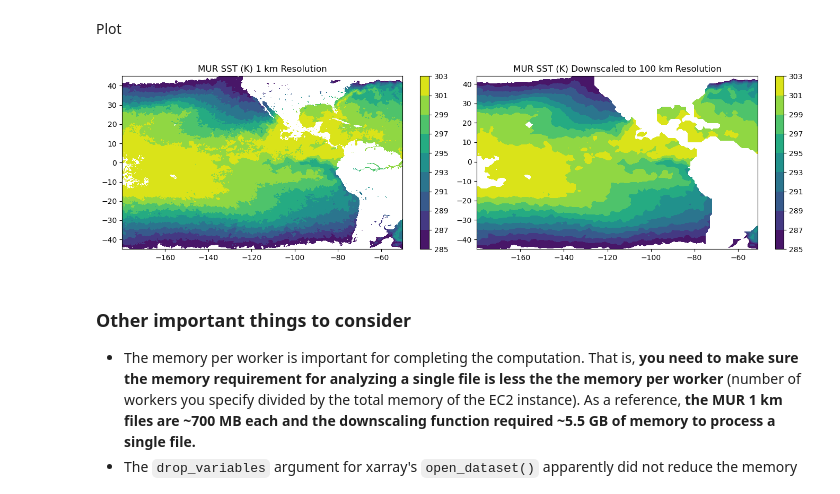
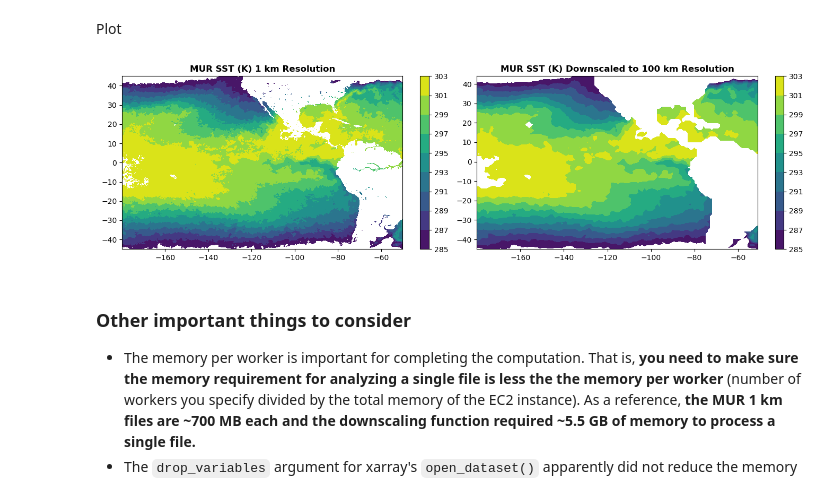
Before and after one commit to podaac/the-coding-club, a Jupyter notebook: notebooks/EC2_performance_assessment/dscale_s3_dask.ipynb, the cells around one changed output. Cells and saved outputs as stored; diff of their text form; code cells hidden in the pictures.

```diff
--- a/notebooks/EC2_performance_assessment/dscale_s3_dask.ipynb
+++ b/notebooks/EC2_performance_assessment/dscale_s3_dask.ipynb
@@ -227,18 +227,18 @@ Plot
 # %%
 clevs = np.arange(285, 305, 2)
 
 fig, axes = plt.subplots(1, 2, figsize=(14, 4), layout='tight')
 cp0 = axes[0].contourf(murfile_1km['lon'], murfile_1km['lat'], murfile_1km['analysed_sst'].squeeze(), levels=clevs)
 cp1 = axes[1].contourf(murfile_100km['lon'], murfile_100km['lat'], murfile_100km['analysed_sst'].squeeze(), levels=clevs)
 fig.colorbar(cp0, ax=axes[0])
 fig.colorbar(cp1, ax=axes[1])
 
-axes[0].set_title("MUR SST (K) 1 km Resolution", fontsize=12)
-axes[1].set_title("MUR SST (K) Downscaled to 100 km Resolution", fontsize=12)
+axes[0].set_title("MUR SST (K) 1 km Resolution", fontsize=12, fontweight='bold')
+axes[1].set_title("MUR SST (K) Downscaled to 100 km Resolution", fontsize=12, fontweight='bold')
 
 fig.savefig("example_downscaling.png")
 # %% [output]
-[figure, old version]
+[figure, new version]
 # %% [markdown]
 ### Other important things to consider
 
```
Also changed, not shown: parts of 1 cell of this notebook.
